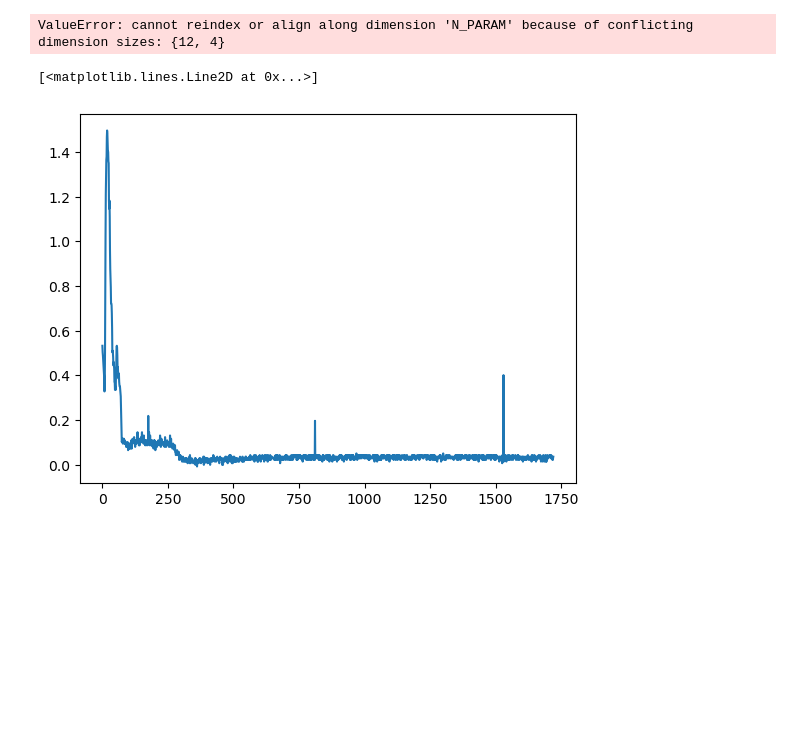
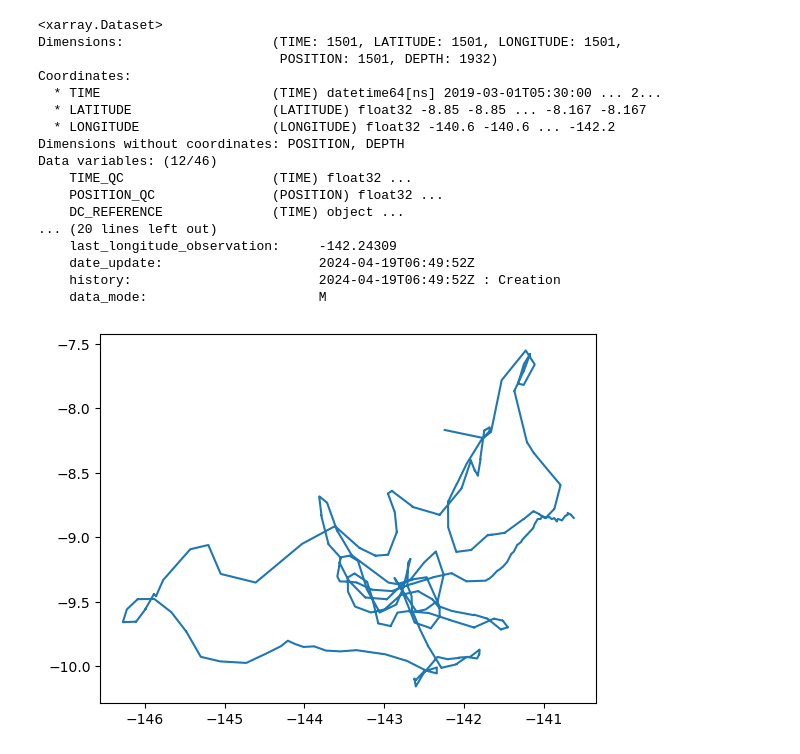
Before and after one commit to ychnli/Stanford-SEA, a Jupyter notebook: bgc_argo_data.ipynb, the cells around one changed output. Cells and saved outputs as stored; diff of their text form; code cells hidden in the pictures; blank space fills up the shorter version.

```diff
--- a/bgc_argo_data.ipynb
+++ b/bgc_argo_data.ipynb
@@ -7,26 +12,25 @@ Intel MKL WARNING: Support of Intel(R) Streaming SIMD Extensions 4.2 (Intel(R) S
-# %%
-data_dir = '/Users/chloecheng/Documents/Stanford-SEA/bgc_argo/data'
-
-def get_file_paths(data_dir, filenames):
-    return [os.path.join(data_dir, filename) for filename in filenames]
-
-filenames = sorted(os.listdir(data_dir))
-for f in filenames:
-    if f[0] == '.':
-        filenames.remove(f)
-
-
-
-file_paths = get_file_paths(data_dir, filenames)
-dataset = concatenate_files(file_paths)
-
-file_paths
-# %% [output]
-ValueError: cannot reindex or align along dimension 'N_PARAM' because of conflicting dimension sizes: {12, 4}
 # %%
-import matplotlib.pyplot as plt
-ds = xr.open_dataset('/Users/chloecheng/Downloads/BR6902909_001D.nc').CHLA[3]
-plt.plot(ds)
+ds = xr.open_dataset('/Users/chloecheng/Downloads/GL_PR_PF_6902909.nc')
+ds
 # %% [output]
-[<matplotlib.lines.Line2D at 0x...>]
+<xarray.Dataset>
+Dimensions:                   (TIME: 1501, LATITUDE: 1501, LONGITUDE: 1501,
+                               POSITION: 1501, DEPTH: 1932)
+Coordinates:
+  * TIME                      (TIME) datetime64[ns] 2019-03-01T05:30:00 ... 2...
+  * LATITUDE                  (LATITUDE) float32 -8.85 -8.85 ... -8.167 -8.167
+  * LONGITUDE                 (LONGITUDE) float32 -140.6 -140.6 ... -142.2
+Dimensions without coordinates: POSITION, DEPTH
+Data variables: (12/46)
+    TIME_QC                   (TIME) float32 ...
+    POSITION_QC               (POSITION) float32 ...
+    DC_REFERENCE              (TIME) object ...
+... (20 lines left out)
+    last_longitude_observation:     -142.24309
+    date_update:                    2024-04-19T06:49:52Z
+    history:                        2024-04-19T06:49:52Z : Creation
+    data_mode:                      M
-[figure, removed]
+# %%
+plt.plot(ds.LONGITUDE, ds.LATITUDE);
+# %% [output]
+[figure, added]
```
Also changed, not shown: parts of 11 cells of this notebook.
